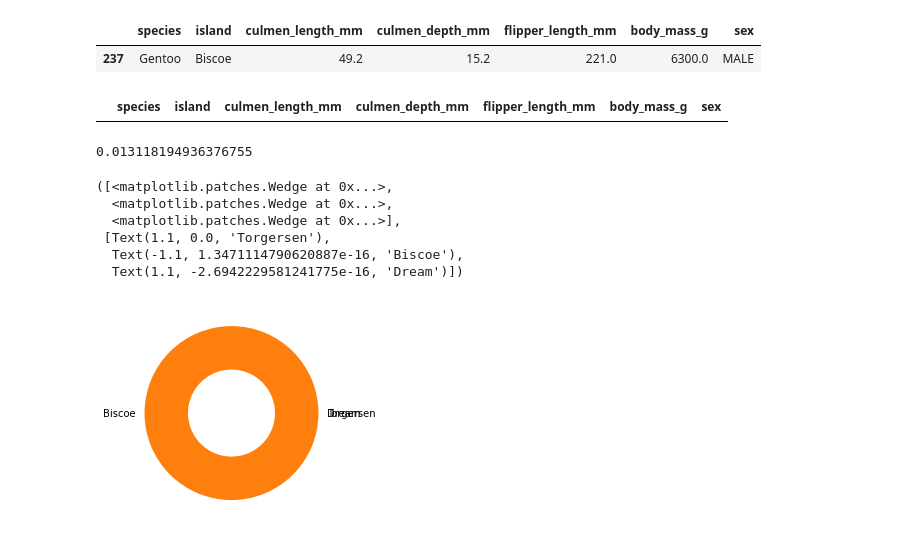
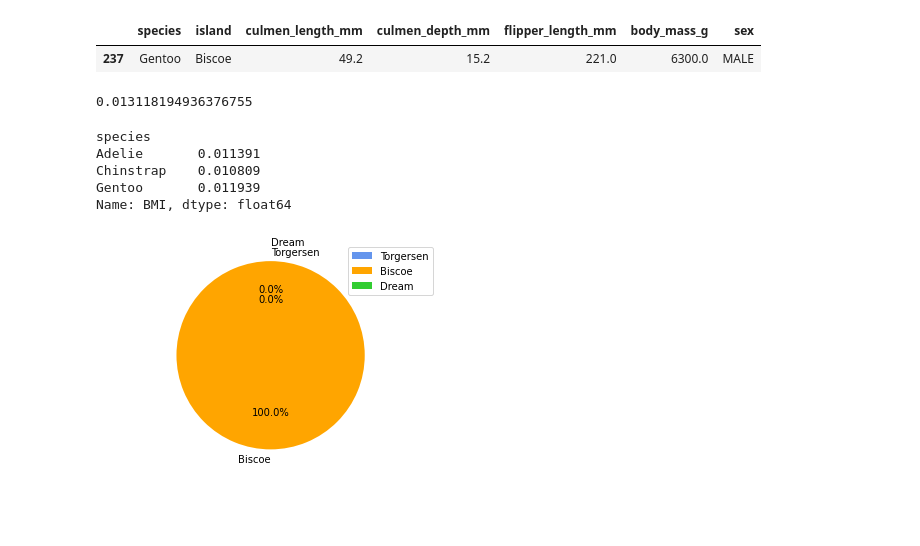
Before and after one commit to sgsoul/modern-tools-of-data-analysis, a Jupyter notebook: MWTDA_lab4.ipynb, the cells around one changed output. Cells and saved outputs as stored; diff of their text form; code cells hidden in the pictures; blank space fills up the shorter version.

```diff
--- a/MWTDA_lab4.ipynb
+++ b/MWTDA_lab4.ipynb
@@ -221,31 +223,44 @@ data[data.body_mass_g	 == data.body_mass_g.max()]
 # %% [output]
 |  | species | island | culmen_length_mm | culmen_depth_mm | flipper_length_mm | body_mass_g | sex |
 | 237 | Gentoo | Biscoe | 49.2 | 15.2 | 221.0 | 6300.0 | MALE |
-# %%
-data[data.flipper_length_mm	 == data.flipper_length_mm.mean()]
-data[data.body_mass_g	 == data.body_mass_g.mean()]
-# %% [output]
-|  | species | island | culmen_length_mm | culmen_depth_mm | flipper_length_mm | body_mass_g | sex |
 # %%
 height = data.flipper_length_mm.max()*3
 bmi = data.body_mass_g.max()/height**2
 bmi
 # %% [output]
 0.013118194936376755
+# %%
+bmi_c = []
+def bmi_func(x):
+  height = x['flipper_length_mm']*3
+  mass = x['body_mass_g']
+  bmi_c.append(mass/height**2)
+
+data.apply(bmi_func,axis = 1)
+data['BMI'] = bmi_c
+data.groupby(['species'])['BMI'].mean()
+# %% [output]
+species
+Adelie       0.011391
+Chinstrap    0.010809
+Gentoo       0.011939
+Name: BMI, dtype: float64
 # %%
 T = data[data.island == "Torgersen"].species[data.species == "Gentoo"].count()
 B = data[data.island == "Biscoe"].species[data.species == "Gentoo"].count()
 A = data[data.island == "Dream"].species[data.species == "Gentoo"].count()
 
-vals = [T, B, A]
 labels = ["Torgersen","Biscoe", "Dream"]
-fig, ax = plt.subplots()
-ax.pie(vals, labels=labels, wedgeprops=dict(width=0.5))
+sizes = [T,B,A]
+colors = ['cornflowerblue','orange','limegreen']
+explode = (0, 0, 0.1)
+
+
+fig1, ax1 = plt.subplots()
+ax1.pie(sizes, explode=explode, labels=labels, colors=colors,
+        autopct='%1.1f%%', shadow=False, startangle=90)
+ax1.axis('equal')
+plt.legend(loc='upper right')
+plt.show()
 # %% [output]
-([<matplotlib.patches.Wedge at 0x...>,
-  <matplotlib.patches.Wedge at 0x...>,
-  <matplotlib.patches.Wedge at 0x...>],
- [Text(1.1, 0.0, 'Torgersen'),
-  Text(-1.1, 1.3471114790620887e-16, 'Biscoe'),
-  Text(1.1, -2.6942229581241775e-16, 'Dream')])
-[figure, old version]
+[figure, new version]
```
Also changed, not shown: parts of 6 cells of this notebook.
